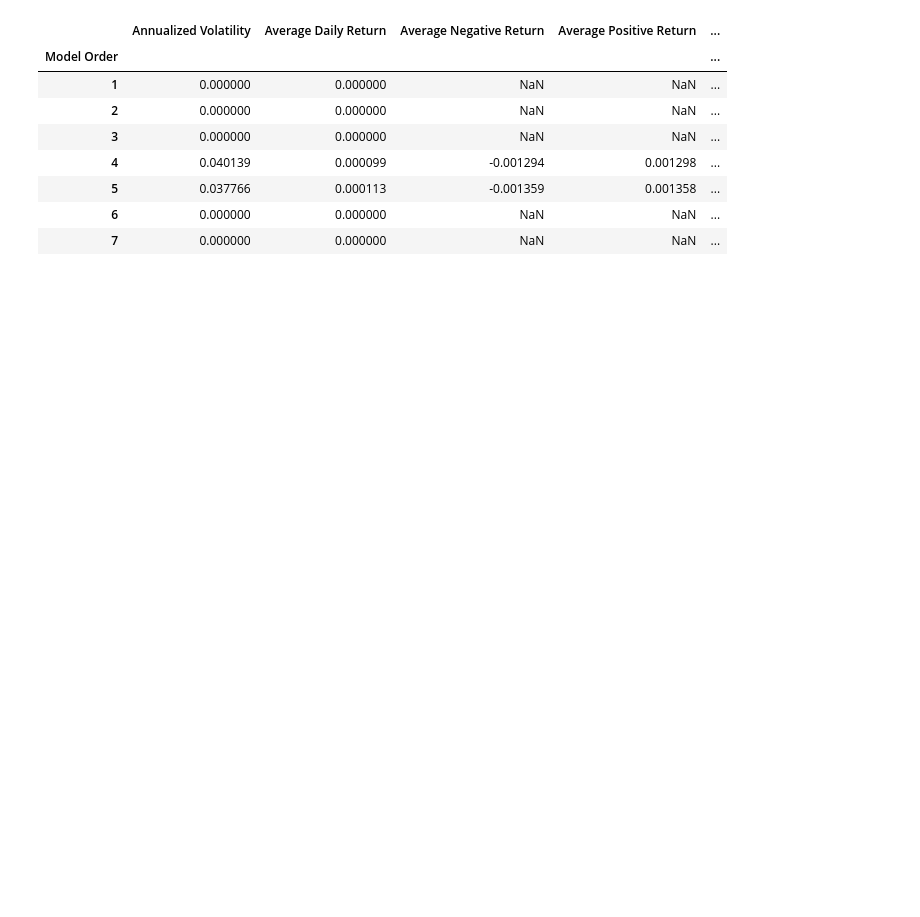
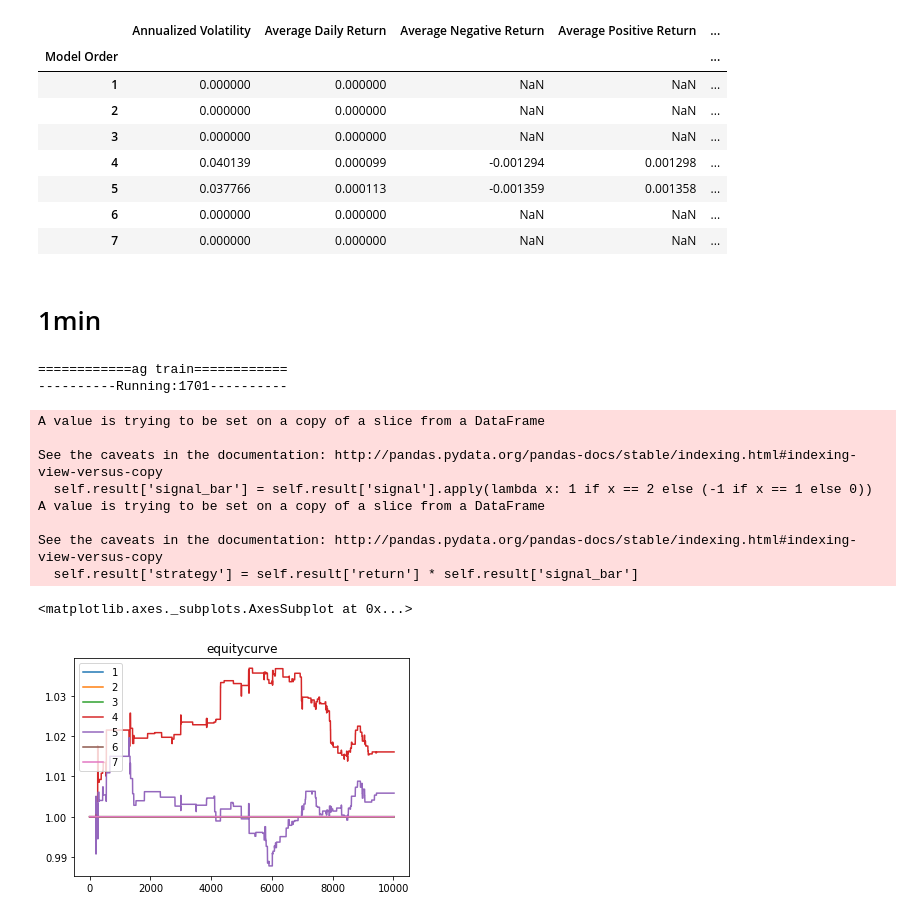
Before and after one commit to dechang227/QishiQR, a Jupyter notebook: Backtesting/Vectorized/SLM_Test.ipynb, the cells around one changed output. Cells and saved outputs as stored; diff of their text form; code cells hidden in the pictures; blank space fills up the shorter version.

Commit message:
SLM test. Integrate all the code. Make a test builder.

```diff
--- a/Backtesting/Vectorized/SLM_Test.ipynb
+++ b/Backtesting/Vectorized/SLM_Test.ipynb
@@ -79,3 +64,34 @@ tester_ensemble.performance
 | 5 | 0.037766 | 0.000113 | -0.001359 | 0.001358 | ... |
 | 6 | 0.000000 | 0.000000 | NaN | NaN | ... |
 | 7 | 0.000000 | 0.000000 | NaN | NaN | ... |
+# %% [markdown]
+# 1min
+# %%
+model_order = 7
+freq = '5min'
+offset = 1
+tca = None
+
+start = '20160701'
+end = '20161031'
+commodity = ASSET
+exp_date = '1701'
+
+
+test2 = tester(DATA_DIR, OUTPUT_DIR)
+test2.build(commodity, exp_date, model_order, freq, offset, start, end, tca)
+test2.run()
+test2.plot()
+# %% [output]
+============ag train============
+----------Running:1701----------
+A value is trying to be set on a copy of a slice from a DataFrame
+
+See the caveats in the documentation: http://pandas.pydata.org/pandas-docs/stable/indexing.html#indexing-view-versus-copy
+  self.result['signal_bar'] = self.result['signal'].apply(lambda x: 1 if x == 2 else (-1 if x == 1 else 0))
+A value is trying to be set on a copy of a slice from a DataFrame
+
+See the caveats in the documentation: http://pandas.pydata.org/pandas-docs/stable/indexing.html#indexing-view-versus-copy
+  self.result['strategy'] = self.result['return'] * self.result['signal_bar']
+<matplotlib.axes._subplots.AxesSubplot at 0x...>
+[figure, added]
```
Also changed, not shown: parts of 16 cells of this notebook, 3 other files.
